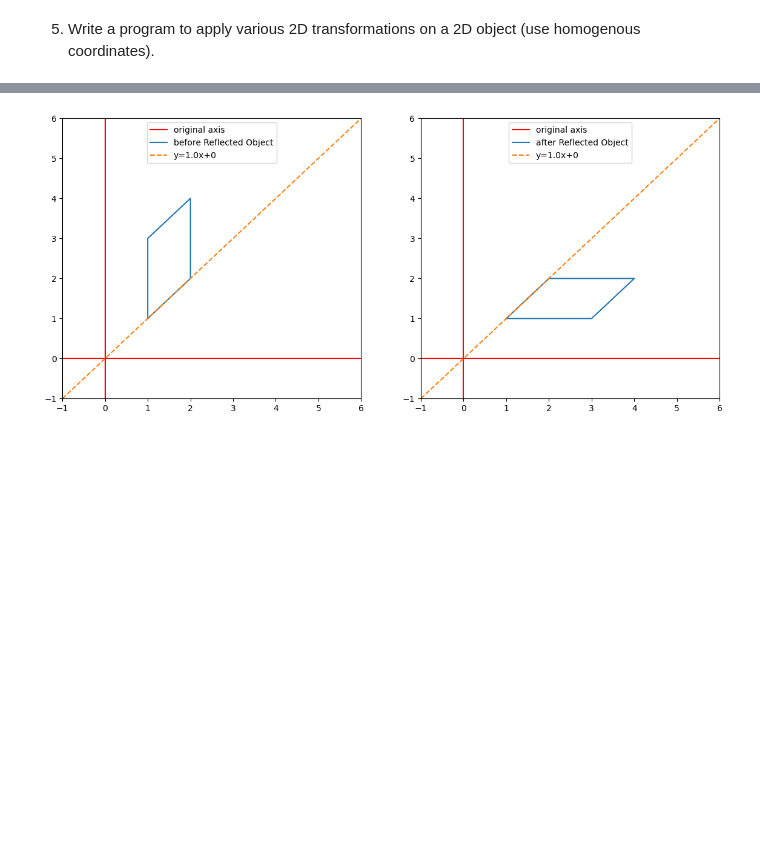
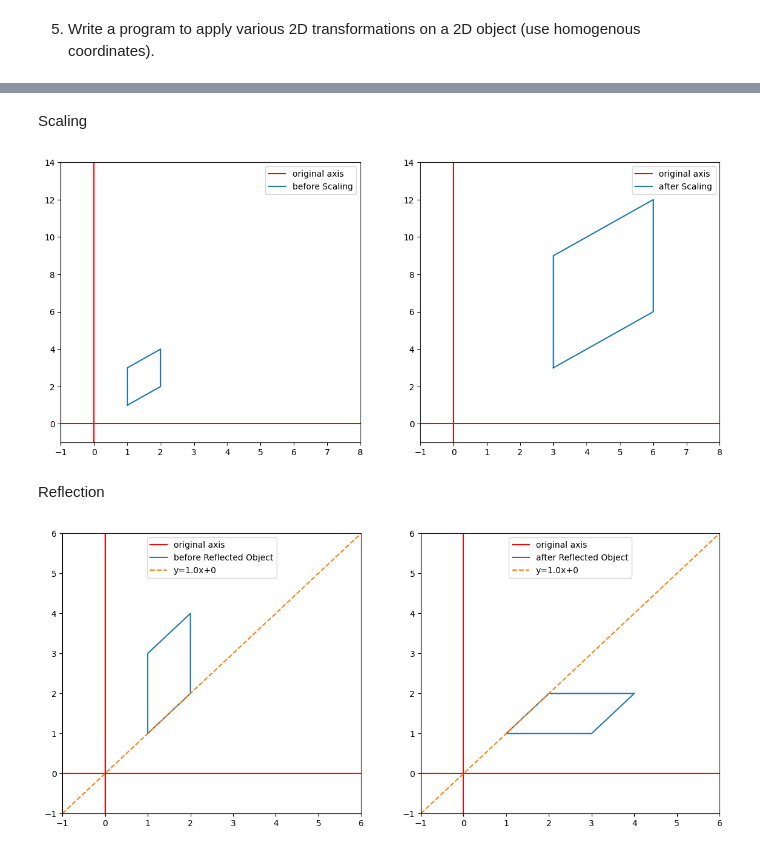
Before and after one commit to Chandan1707/Computer_Graphics, a Jupyter notebook: Assignment_05_2D_transformations.ipynb, the cells around one changed output, grey strips where cells are left out. Cells and saved outputs as stored; diff of their text form; code cells hidden in the pictures; blank space fills up the shorter version.

```diff
--- a/Assignment_05_2D_transformations.ipynb
+++ b/Assignment_05_2D_transformations.ipynb
@@ -70,5 +96,5 @@ def rotation(obj_org, theta=0, co_ordinate=(0, 0)):
 # %%
-def scaling(obj, scaling_factor):
+def scaling(obj_org, scaling_factor):
     """
     scalin an object s_x time along x-axis and s_y time along y-axis.
     Argument:
@@ -78,10 +104,13 @@ def scaling(obj, scaling_factor):
         obj_new (ndarray)       : new object after rotation.
     """
     s_x, s_y = scaling_factor
-    scaling_vector =  np.array([[s_x,  0, 0], \
-                                [  0,s_y, 0], \
-                                [  0,  0, 1]])
-    pass
+    S_x =  np.array([[s_x,  0, 0], \
+                     [  0,s_y, 0], \
+                     [  0,  0, 1]])
+
+    obj_new = np.dot(S_x, obj_org)
+
+    print_obj(obj_org, obj_new, label="Scaling")
 # %%
 def reflection(theta, c, obj):
     """
@@ -141,3 +192,16 @@ def reflection(theta, c, obj):
+# %% [markdown]
+Scaling
+# %%
+# rectangle of cordinate A(1, 1), B(2, 2), C(2, 4), D(1, 3)
+obj = np.array([[1, 2, 2, 1], \
+                [1, 2, 4, 3],\
+                [1, 1, 1, 1]])
+s_v = (3, 3)
+obj_3 = scaling(obj, s_v)
+# %% [output]
+[figure, added]
+# %% [markdown]
+Reflection
 # %%
 # rectangle of cordinate A(1, 1), B(2, 2), C(2, 4), D(1, 3)
 obj = np.array([[1, 2, 2, 1], \
```
Also changed, not shown: parts of 6 cells of this notebook.
